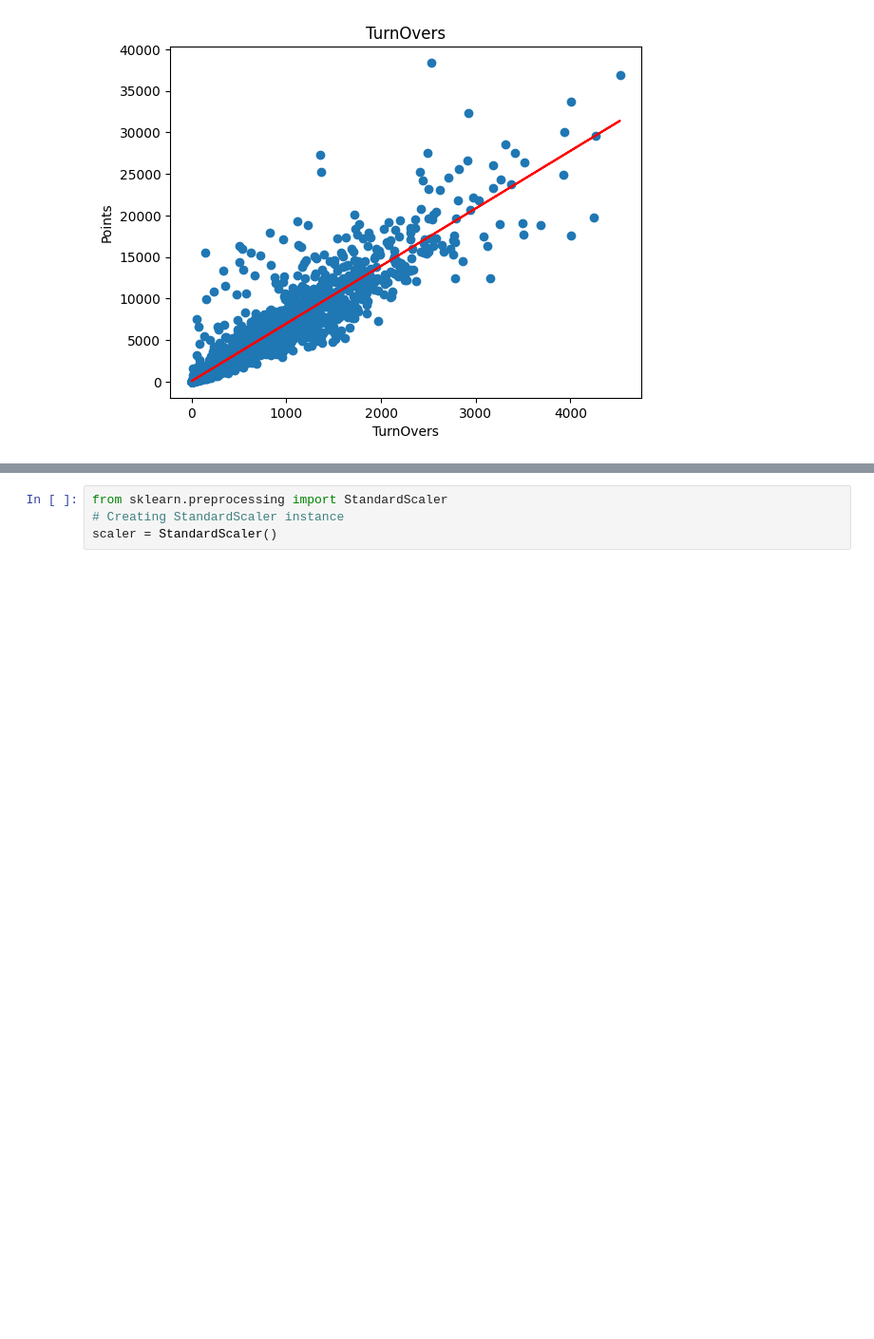
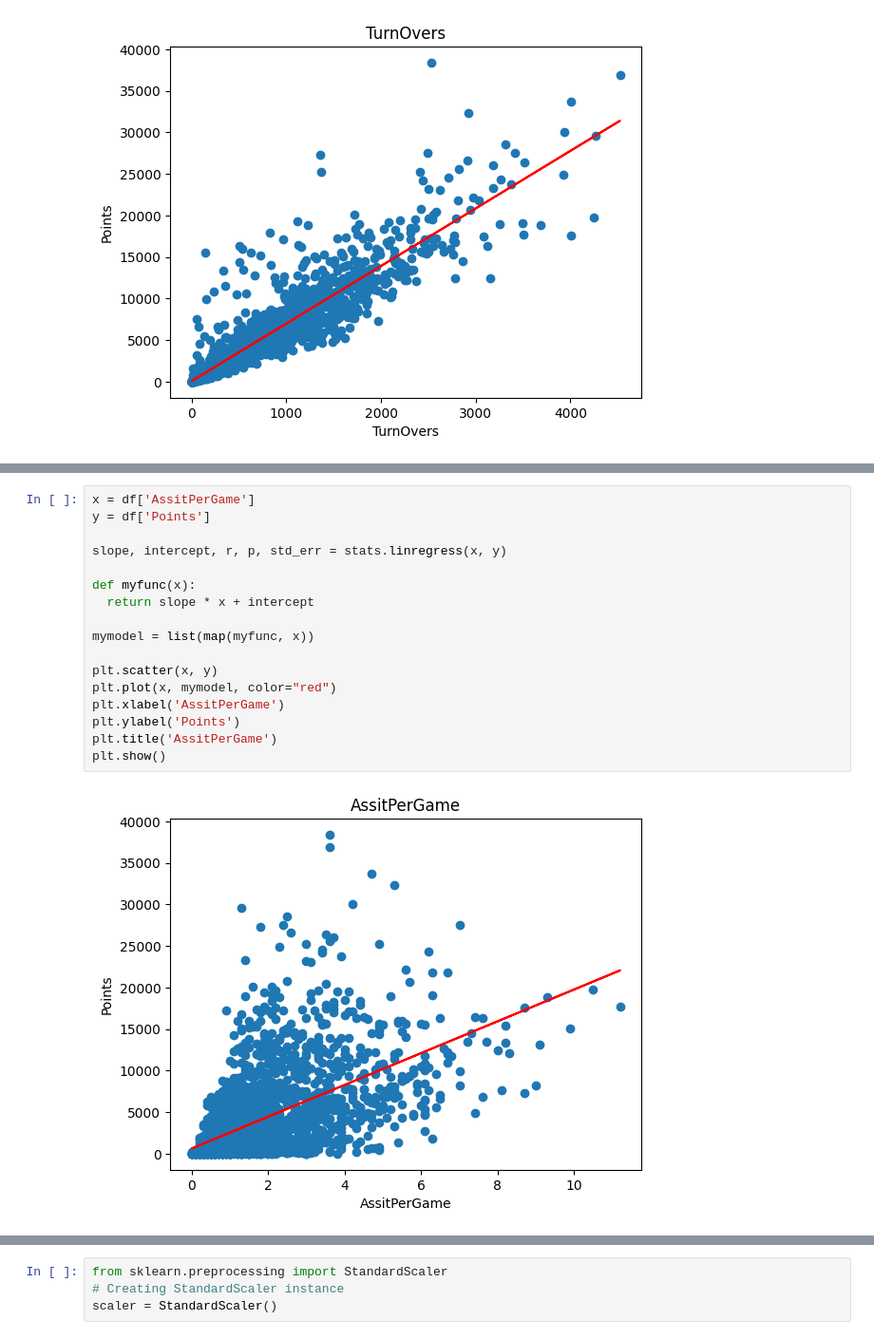
Before and after one commit to Chris-Barrera/Project4_Basketball, a Jupyter notebook: Project_4/LogisticRegressionModel/BBLogisticRegresionFinal.ipynb, the cells around one changed output, grey strips where cells are left out. Shown at 95% size. Drawn from its saved outputs; the diff is of its cells as text; blank space fills up the shorter version.

```diff
--- a/Project_4/LogisticRegressionModel/BBLogisticRegresion.ipynb
+++ b/Project_4/LogisticRegressionModel/BBLogisticRegresionFinal.ipynb
@@ -138,0 +158,19 @@ plt.show()
+# %%
+x = df['AssitPerGame']
+y = df['Points']
+
+slope, intercept, r, p, std_err = stats.linregress(x, y)
+
+def myfunc(x):
+  return slope * x + intercept
+
+mymodel = list(map(myfunc, x))
+
+plt.scatter(x, y)
+plt.plot(x, mymodel, color="red")
+plt.xlabel('AssitPerGame')
+plt.ylabel('Points')
+plt.title('AssitPerGame')
+plt.show()
+# %% [output]
+[figure, added]
```
Also changed, not shown: parts of 12 cells of this notebook, 4 other files.
